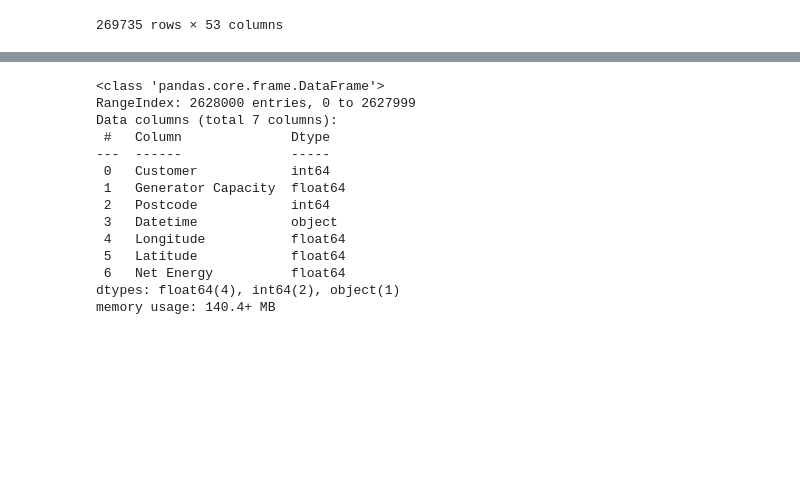
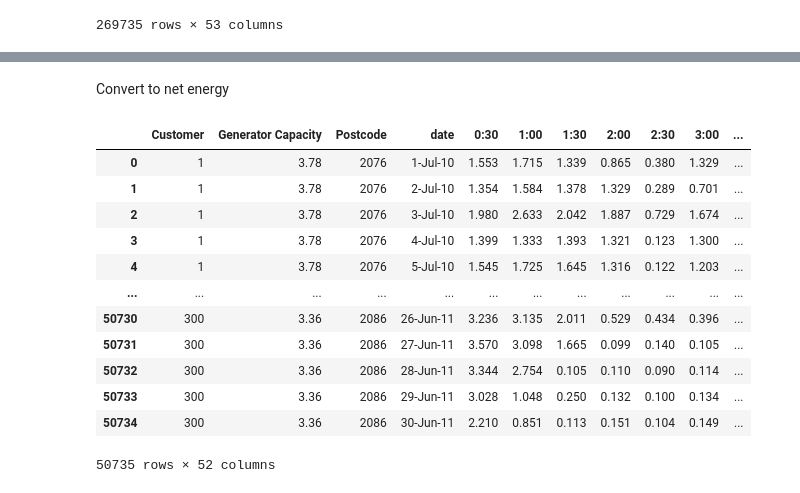
Before and after one commit to codymlewis/SGHFL, a Jupyter notebook: solar_power.ipynb, the cells around one changed output, grey strips where cells are left out. Drawn from its saved outputs; the diff is of its cells as text; code cells hidden in the pictures; blank space fills up the shorter version.

```diff
--- a/solar_power.ipynb
+++ b/solar_power.ipynb
@@ -161,13 +31,0 @@ for postcode in tqdm(solar_home_data.Postcode.unique()):
-# %%
-solar_home_data['Temperature'] = 0
-solar_home_data['Precipitation'] = 0
-solar_home_data['Cloud cover'] = 0
-for postcode in (pbar := tqdm(solar_home_data.Postcode.unique())):
-    with open(f"data/weather/{postcode}.json", 'r') as f:
-        weather = json.load(f)
-    for i, time in enumerate(weather['hourly']['time']):
-        pbar.set_postfix_str(f"{time=}")
-        row_idx = (solar_home_data.Postcode == postcode) & (solar_home_data.Datetime == time)
-        solar_home_data.loc[row_idx, 'Temperature'] = weather['hourly']['temperature_2m'][i]
-        solar_home_data.loc[row_idx, 'Precipitation'] = weather['hourly']['precipitation'][i]
-        solar_home_data.loc[row_idx, 'Cloud cover'] = weather['hourly']['cloudcover'][i]
@@ -176,2 +31,0 @@ FileNotFoundError: [Errno 2] No such file or directory: 'data/weather/2076.json'
-# %%
-solar_home_data = pd.read_csv("data/solar_home_2010-2011_without_weather.csv")
@@ -208,17 +31,0 @@ sys.getsizeof(weather)
-# %%
-solar_home_data.drop(columns=["Temperature", "Precipitation", "Cloud cover", "Unnamed: 0"]).info()
-# %% [output]
-<class 'pandas.core.frame.DataFrame'>
-RangeIndex: 2628000 entries, 0 to 2627999
-Data columns (total 7 columns):
- #   Column              Dtype
----  ------              -----
- 0   Customer            int64
- 1   Generator Capacity  float64
- 2   Postcode            int64
- 3   Datetime            object
- 4   Longitude           float64
- 5   Latitude            float64
- 6   Net Energy          float64
-dtypes: float64(4), int64(2), object(1)
-memory usage: 140.4+ MB
@@ -226,0 +32,26 @@ solar_home_data.to_csv("data/solar_home_2010-2011.csv")
+# %% [markdown]
+Convert to net energy
+# %%
+has_cl = solar_home_data.Customer.unique()[[((solar_home_data.Customer == c) & (solar_home_data['Consumption Category'] == "CL")).any() for c in solar_home_data.Customer.unique()]]
+# %%
+gc_data = solar_home_data[(solar_home_data['Consumption Category'] == "GC") & solar_home_data.Customer.isin(has_cl)].reset_index(drop=True)
+cl_data = solar_home_data[(solar_home_data['Consumption Category'] == "CL") & solar_home_data.Customer.isin(has_cl)].reset_index(drop=True)
+gg_data = solar_home_data[(solar_home_data['Consumption Category'] == "GG") & solar_home_data.Customer.isin(has_cl)].reset_index(drop=True)
+# %%
+gg_data.loc[:, time_columns] = cl_data[time_columns] + gc_data[time_columns] - gg_data[time_columns]
+new_data = gg_data.drop(columns=["Consumption Category"])
+new_data
+# %% [output]
+|  | Customer | Generator Capacity | Postcode | date | 0:30 | 1:00 | 1:30 | 2:00 | 2:30 | 3:00 | ... |
+| 0 | 1 | 3.78 | 2076 | 1-Jul-10 | 1.553 | 1.715 | 1.339 | 0.865 | 0.380 | 1.329 | ... |
+| 1 | 1 | 3.78 | 2076 | 2-Jul-10 | 1.354 | 1.584 | 1.378 | 1.329 | 0.289 | 0.701 | ... |
+| 2 | 1 | 3.78 | 2076 | 3-Jul-10 | 1.980 | 2.633 | 2.042 | 1.887 | 0.729 | 1.674 | ... |
+| 3 | 1 | 3.78 | 2076 | 4-Jul-10 | 1.399 | 1.333 | 1.393 | 1.321 | 0.123 | 1.300 | ... |
+| 4 | 1 | 3.78 | 2076 | 5-Jul-10 | 1.545 | 1.725 | 1.645 | 1.316 | 0.122 | 1.203 | ... |
+| ... | ... | ... | ... | ... | ... | ... | ... | ... | ... | ... | ... |
+| 50730 | 300 | 3.36 | 2086 | 26-Jun-11 | 3.236 | 3.135 | 2.011 | 0.529 | 0.434 | 0.396 | ... |
+| 50731 | 300 | 3.36 | 2086 | 27-Jun-11 | 3.570 | 3.098 | 1.665 | 0.099 | 0.140 | 0.105 | ... |
+| 50732 | 300 | 3.36 | 2086 | 28-Jun-11 | 3.344 | 2.754 | 0.105 | 0.110 | 0.090 | 0.114 | ... |
+| 50733 | 300 | 3.36 | 2086 | 29-Jun-11 | 3.028 | 1.048 | 0.250 | 0.132 | 0.100 | 0.134 | ... |
+| 50734 | 300 | 3.36 | 2086 | 30-Jun-11 | 2.210 | 0.851 | 0.113 | 0.151 | 0.104 | 0.149 | ... |
+50735 rows × 52 columns
```
Also changed, not shown: parts of 46 cells of this notebook.
